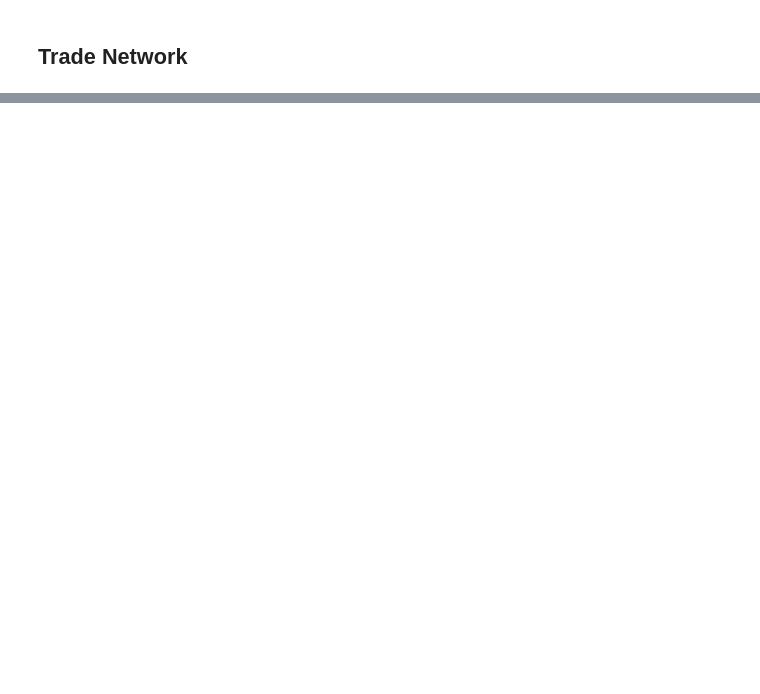
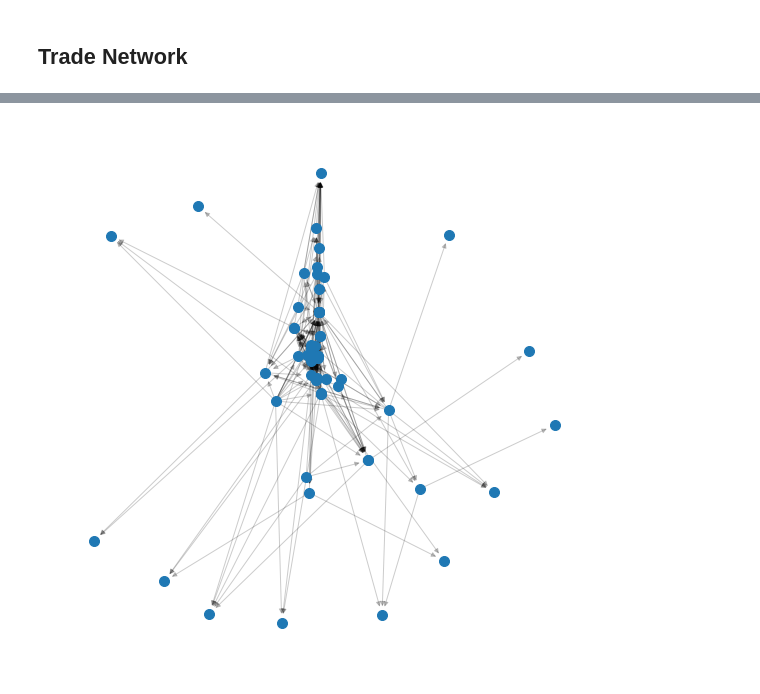
Before and after one commit to GabboM/ADA_Project, a Jupyter notebook: TradeNetwork.ipynb, the cells around one changed output, grey strips where cells are left out. Saved outputs shown, nothing was run; the diff lists cells and outputs as text; code cells hidden in the pictures; blank space fills up the shorter version.

```diff
--- a/TradeNetwork.ipynb
+++ b/TradeNetwork.ipynb
@@ -32,0 +70,9 @@ G.add_weighted_edges_from(mat.reset_index().values)
+# %%
+plt.figure(1,figsize=(10,10))
+pos = nx.spring_layout(G,k=0.2)
+ec = nx.draw_networkx_edges(G, pos, alpha=0.2)
+nc = nx.draw_networkx_nodes(G, pos, nodelist=G.nodes(), with_labels=True, node_size=100, cmap=plt.cm.jet)
+plt.axis('off')
+plt.show()
+# %% [output]
+[figure, added]
```
Also changed, not shown: parts of 11 cells of this notebook.
